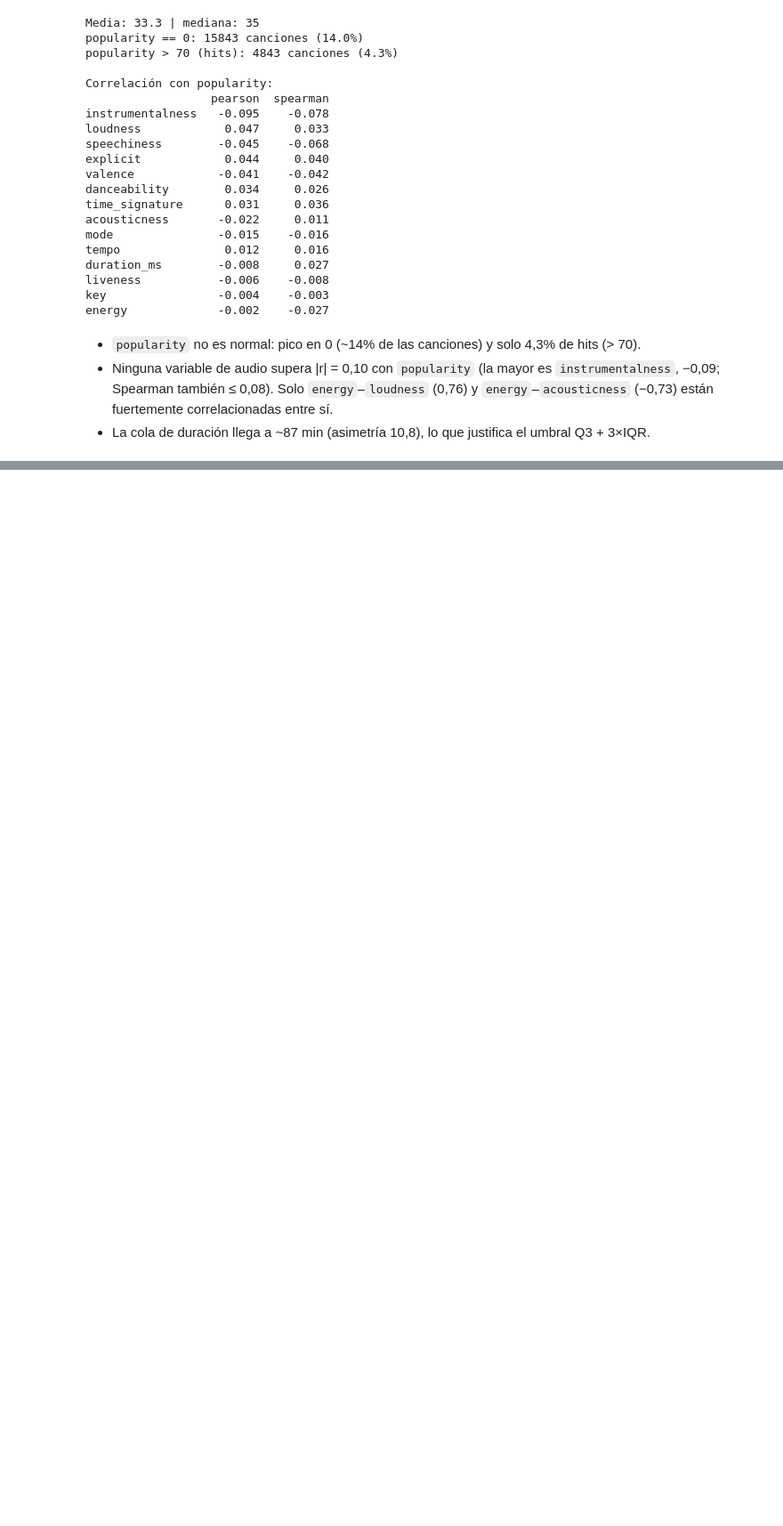
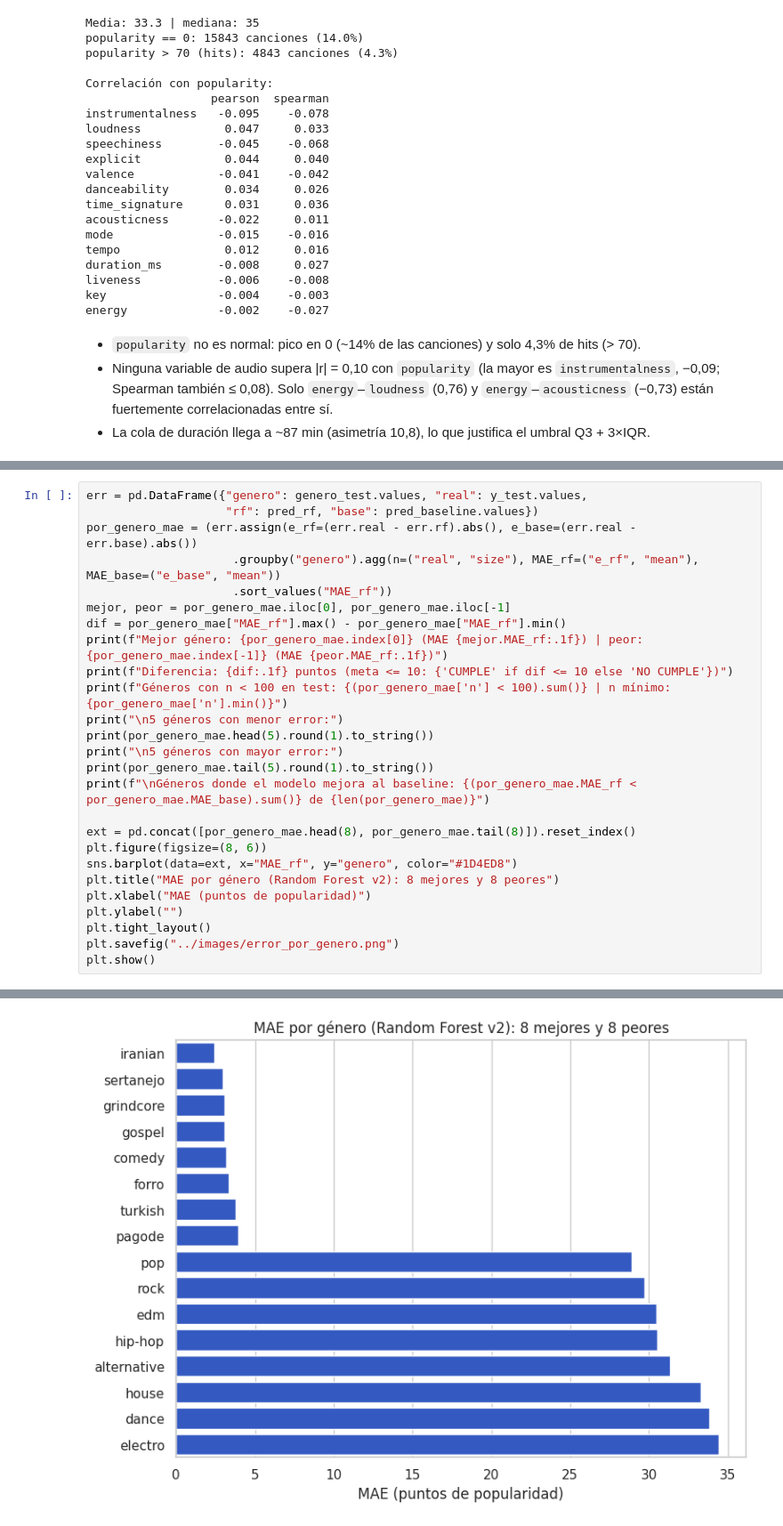
Before and after one commit to Martinedu21/ProyectoSpotifyML, a Jupyter notebook: notebooks/Spotify_Notebook.ipynb, the cells around one changed output, grey strips where cells are left out. Shown at 89% size. Cells and saved outputs as stored; diff of their text form; blank space fills up the shorter version.

```diff
--- a/notebooks/Spotify_Notebook.ipynb
+++ b/notebooks/Spotify_Notebook.ipynb
@@ -628,0 +827,27 @@ dtype: float64
+# %%
+err = pd.DataFrame({"genero": genero_test.values, "real": y_test.values,
+                    "rf": pred_rf, "base": pred_baseline.values})
+por_genero_mae = (err.assign(e_rf=(err.real - err.rf).abs(), e_base=(err.real - err.base).abs())
+                     .groupby("genero").agg(n=("real", "size"), MAE_rf=("e_rf", "mean"), MAE_base=("e_base", "mean"))
+                     .sort_values("MAE_rf"))
+mejor, peor = por_genero_mae.iloc[0], por_genero_mae.iloc[-1]
+dif = por_genero_mae["MAE_rf"].max() - por_genero_mae["MAE_rf"].min()
+print(f"Mejor género: {por_genero_mae.index[0]} (MAE {mejor.MAE_rf:.1f}) | peor: {por_genero_mae.index[-1]} (MAE {peor.MAE_rf:.1f})")
+print(f"Diferencia: {dif:.1f} puntos (meta <= 10: {'CUMPLE' if dif <= 10 else 'NO CUMPLE'})")
+print(f"Géneros con n < 100 en test: {(por_genero_mae['n'] < 100).sum()} | n mínimo: {por_genero_mae['n'].min()}")
+print("\n5 géneros con menor error:")
+print(por_genero_mae.head(5).round(1).to_string())
+print("\n5 géneros con mayor error:")
+print(por_genero_mae.tail(5).round(1).to_string())
+print(f"\nGéneros donde el modelo mejora al baseline: {(por_genero_mae.MAE_rf < por_genero_mae.MAE_base).sum()} de {len(por_genero_mae)}")
+
+ext = pd.concat([por_genero_mae.head(8), por_genero_mae.tail(8)]).reset_index()
+plt.figure(figsize=(8, 6))
+sns.barplot(data=ext, x="MAE_rf", y="genero", color="#1D4ED8")
+plt.title("MAE por género (Random Forest v2): 8 mejores y 8 peores")
+plt.xlabel("MAE (puntos de popularidad)")
+plt.ylabel("")
+plt.tight_layout()
+plt.savefig("../images/error_por_genero.png")
+plt.show()
+# %% [output]
@@ -628,0 +871 @@ dtype: float64
+[figure, added]
```
Also changed, not shown: parts of 73 cells of this notebook.
